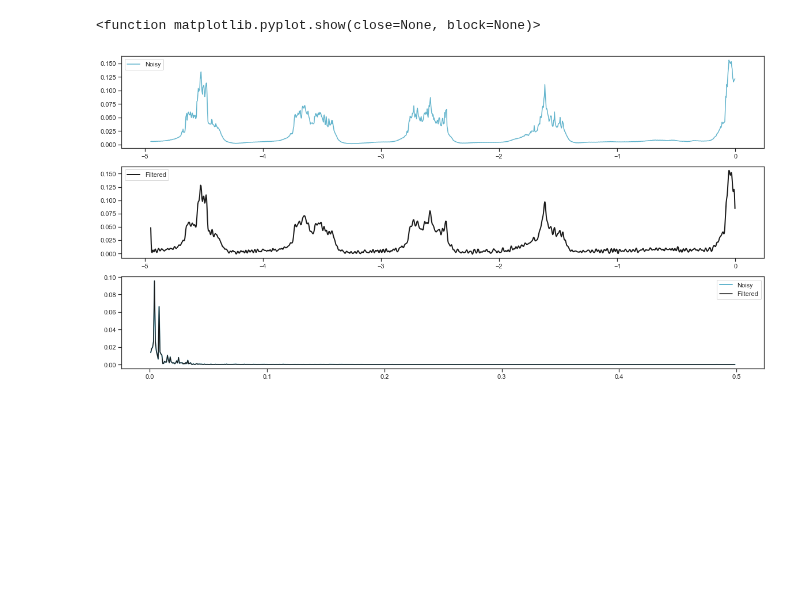
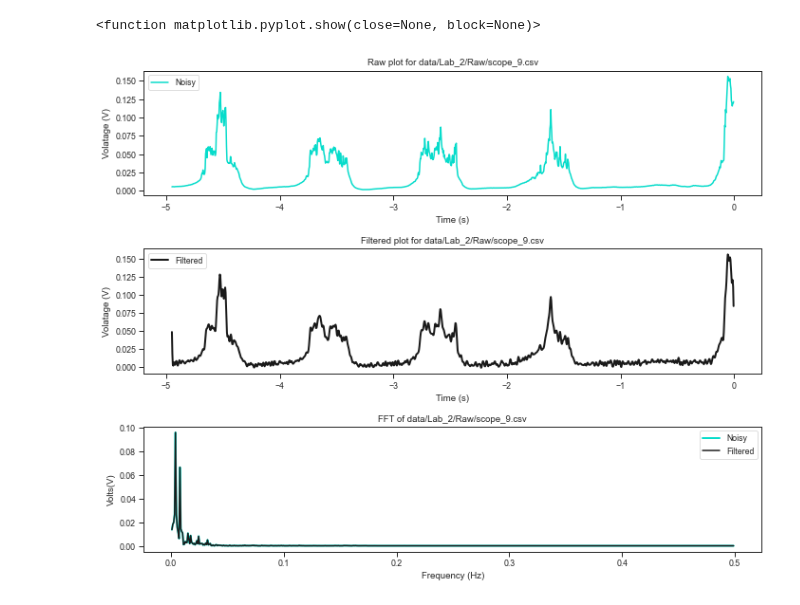
Before and after one commit to sutapa6/smart_wearable_tech, a Jupyter notebook: fft.ipynb, the cells around one changed output. Saved outputs shown, nothing was run; the diff lists cells and outputs as text; code cells hidden in the pictures; blank space fills up the shorter version.

```diff
--- a/fft.ipynb
+++ b/fft.ipynb
@@ -5,9 +5,11 @@ import matplotlib.pyplot as plt
 from src.format_csv import csv_format
 import seaborn as sns
 sns.set(style='ticks')
+sns.axes_style('white')
+sns.set_context('paper')
 
-plt.rcParams['figure.figsize'] = [20, 10]
-plt.rcParams.update({'font.size': 18})
+plt.rcParams['figure.figsize'] = [10, 5]
+plt.rcParams.update({'font.size': 12})
 
 # give path to data
 scope_num = 9
@@ -22,9 +24,10 @@ dt = 1
 t = df['x_axis']
 f = df['channel_2']
 
-plt.plot(t, f, LineWidth=1, label="scope_0 raw")
+plt.plot(t, f, LineWidth=1, label="scope_0 raw", color = '#3C71FF')
 plt.xlabel('Time (s)')
 plt.ylabel('Volatage (V)')
+plt.title(f'Raw data from {data}')
 plt.legend()
 
 # save raw scope as png in data/plots
@@ -42,18 +45,24 @@ freq = (1/(dt*n)) * np.arange(n)
 L = np.arange(1,np.floor(n/2),dtype='int')
 
 fig,axs = plt.subplots(2,1)
+plt.rcParams['figure.figsize'] = [10, 15]
 
+# Raw Plot
 plt.sca(axs[0])
-plt.plot(t, f, color='b', LineWidth=2, label="Clean")
+plt.plot(t, f, color = '#3C71FF', LineWidth=2, label="Clean")
+plt.title(f'Raw plot for {data}')
 plt.xlabel("Frequency (Hz)")
 plt.ylabel("Volts(V)")
 plt.legend()
 
+# FFT of Raw Data
 plt.sca(axs[1])
-plt.plot(freq[L], PSD[L], color='c', LineWidth=2, label="Noisy")
+plt.plot(freq[L], PSD[L], color='#07DCCB', LineWidth=2, label="Noisy")
+plt.title(f'FFT for {data}')
 plt.xlabel("Frequency (Hz)")
 plt.ylabel("Volts(V)")
 plt.legend()
+plt.tight_layout()
 
 plt.show()
 # %% [output]
@@ -61,30 +70,42 @@ plt.show()
 # %%
 indices = PSD > 0.00005
 PSDclean = PSD * indices
 fhat = indices * fhat
 ffilt = np.fft.ifft(fhat)
 
 
 fig,axs = plt.subplots(3,1)
+plt.rcParams['figure.figsize'] = [10, 8]
 
 plt.sca(axs[0])
-plt.plot(t, f, color='c', LineWidth=1.5, label="Noisy")
+plt.plot(t, f, color='#07DCCB', LineWidth=1.5, label="Noisy")
+plt.title(f'Raw plot for {data}')
+plt.xlabel('Time (s)')
+plt.ylabel('Volatage (V)')
 plt.legend()
 
 plt.sca(axs[1])
 plt.plot(t, ffilt, color='k', LineWidth=2, label="Filtered")
+plt.title(f'Filtered plot for {data}')
+plt.xlabel('Time (s)')
+plt.ylabel('Volatage (V)')
 plt.legend()
 
 plt.sca(axs[2])
-plt.plot(freq[L], PSD[L], color='c', LineWidth=2, label="Noisy")
+plt.plot(freq[L], PSD[L], color='#07DCCB', LineWidth=2, label="Noisy")
 plt.plot(freq[L], PSDclean[L], color='k', LineWidth=1.5, label="Filtered")
+plt.title(f'FFT of {data}')
+plt.xlabel("Frequency (Hz)")
+plt.ylabel("Volts(V)")
 plt.legend()
+
+plt.tight_layout()
 
 # save raw scope as png in data/plots
 image_path = f'data/Plots/Lab_{lab_num}/FFT_comparison_plots/scope_{scope_num}.png'
 plt.savefig(image_path, dpi=300, bbox_inches='tight', transparent=False)
 
 plt.show
 # %% [output]
 <function matplotlib.pyplot.show(close=None, block=None)>
-[figure, old version]
+[figure, new version]
```
Also changed, not shown: parts of 3 cells of this notebook.
